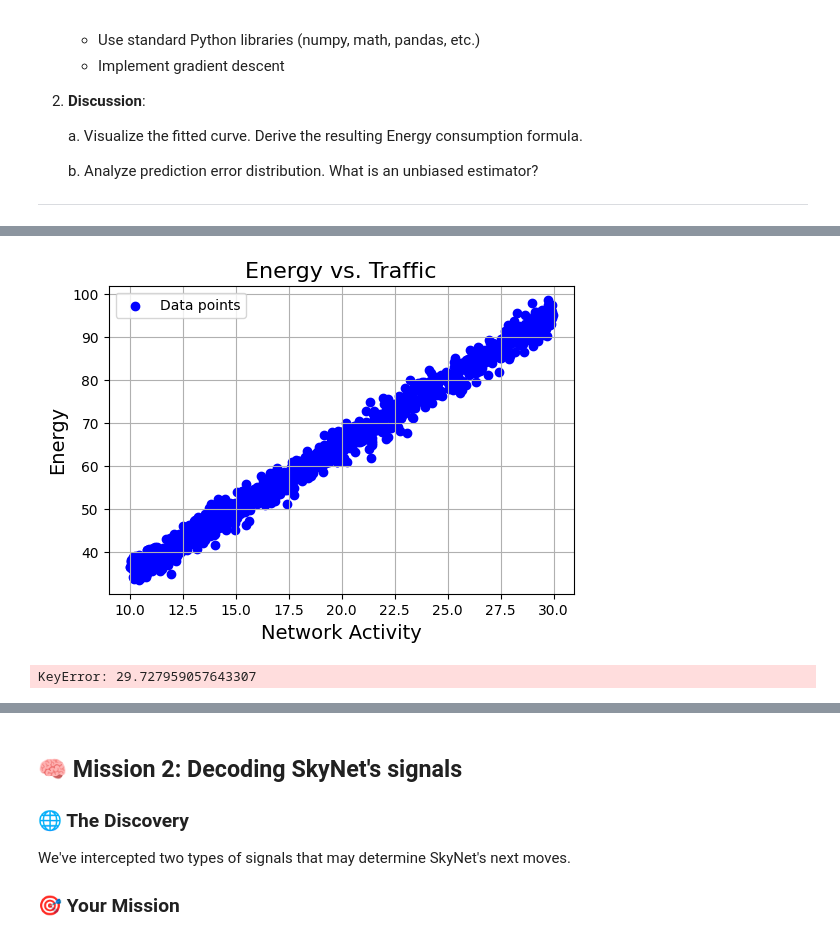
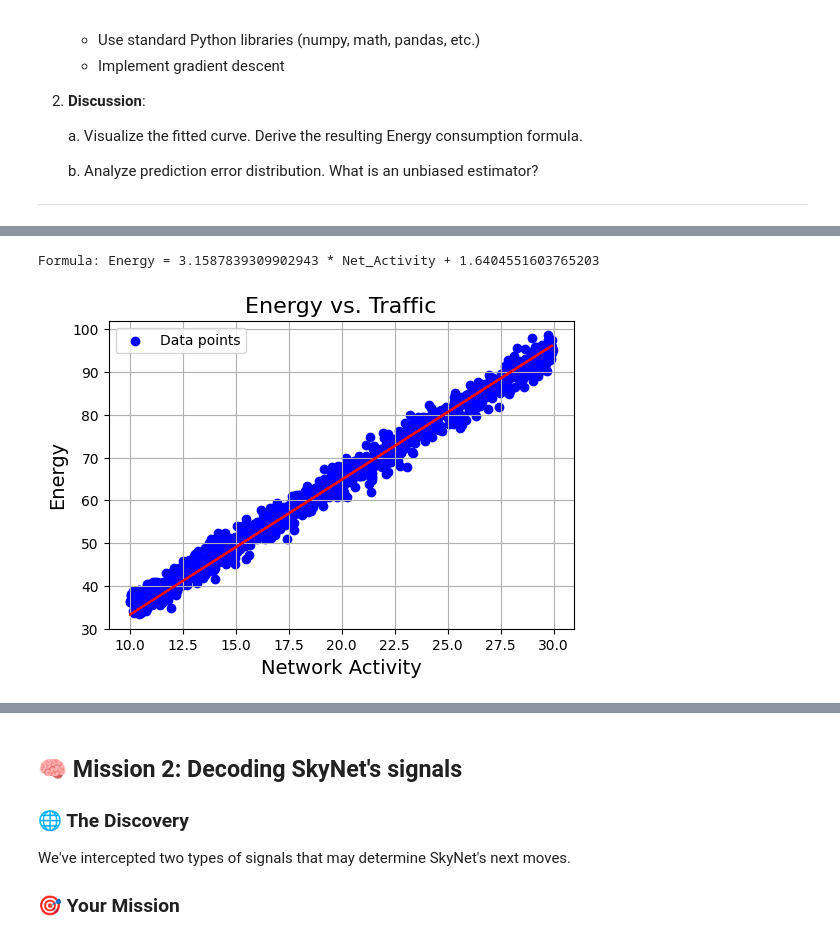
Before and after one commit to JonBergland/TDT4172-Machinlearning-tasks, a Jupyter notebook: Chapter_1.ipynb, the cells around one changed output, grey strips where cells are left out. Saved outputs shown, nothing was run; the diff lists cells and outputs as text; code cells hidden in the pictures.

```diff
--- a/Chapter_1.ipynb
+++ b/Chapter_1.ipynb
@@ -69,24 +70,30 @@ The autoreload extension is already loaded. To reload it, use:
 # Import your implementation
 from linear_regression import LinearRegression # <--- This is your implementation
 # %%
-# Load data
+lr = LinearRegression()
+
 data = pd.read_csv('mission1.csv')
+
+lr.fit(data[['Net_Activity']], data['Energy'])
+
+lr.predict(data[['Net_Activity']])
+
+x = lr.weights
+y = lr.bias
+
+def f(a):
+    return x * a + y
 
 plt.figure(figsize=(6, 4))
 plt.scatter(data['Net_Activity'], data['Energy'], c='blue', label='Data points')
 plt.grid(True)
 plt.xlabel('Network Activity', fontsize=14)
 plt.ylabel('Energy', fontsize=14)
 plt.title('Energy vs. Traffic', fontsize=16)
 plt.legend()
-plt.show()
+plt.plot(data['Net_Activity'], f(data['Net_Activity']), c='red')
+
+print(f'Formula: Energy = {x[0]} * Net_Activity + {y}' )
 # %% [output]
+Formula: Energy = 3.1587839309902943 * Net_Activity + 1.6404551603765203
-[figure, old version]
+[figure, new version]
-# %%
-lr = LinearRegression()
-
-lr.fit(data['Net_Activity'], data['Energy'])
-
-lr.predict(data['Net_Activity'])
-# %% [output]
-KeyError: 29.727959057643307
```
Also changed, not shown: parts of 14 cells of this notebook.
